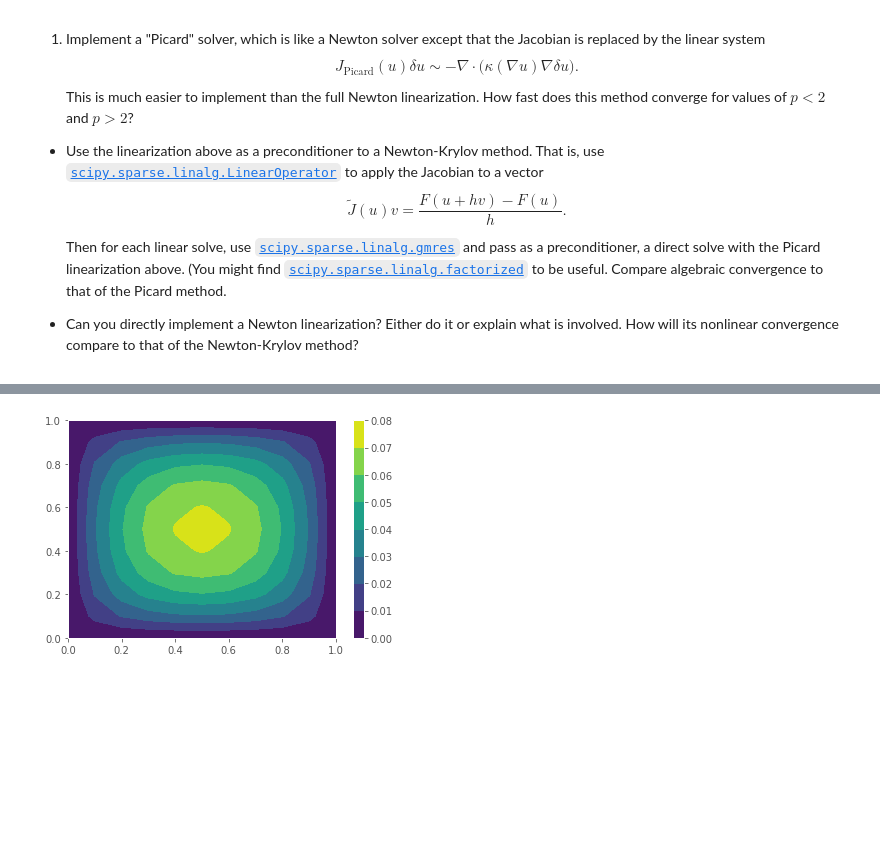
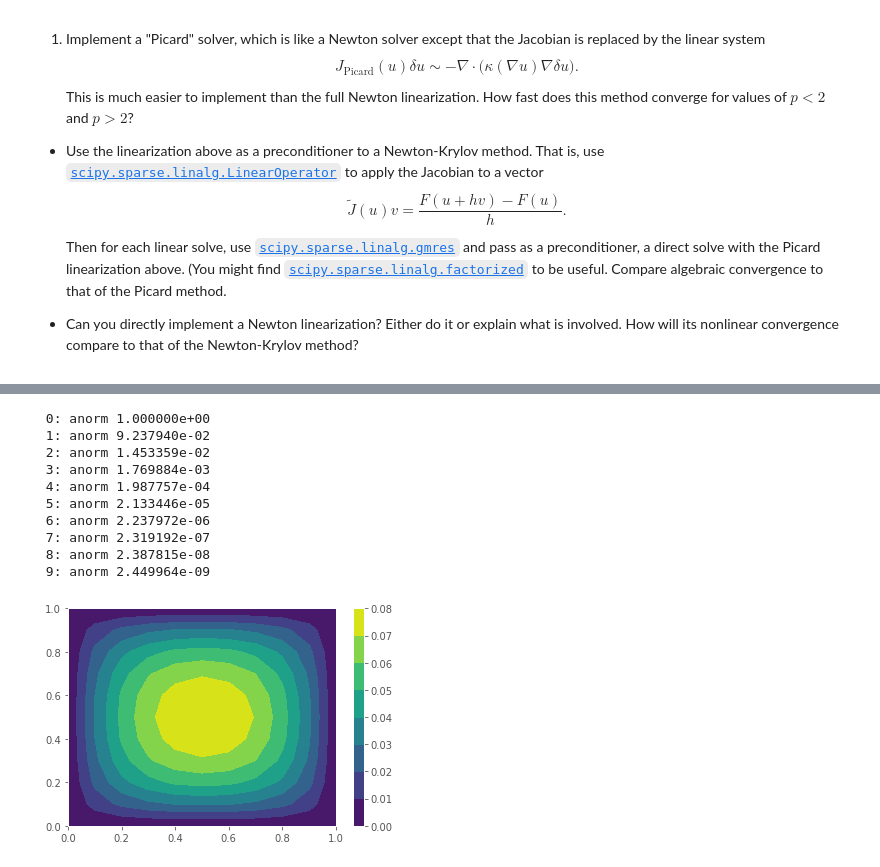
Before and after one commit to LukeMeszar/numpde, a Jupyter notebook: hw3/MeszarHomework3.ipynb, the cells around one changed output, grey strips where cells are left out. Drawn from its saved outputs; the diff is of its cells as text; code cells hidden in the pictures; blank space fills up the shorter version.

```diff
--- a/hw3/MeszarHomework3.ipynb
+++ b/hw3/MeszarHomework3.ipynb
@@ -31,7 +33,7 @@ def hgrid(h):
     y, x = np.meshgrid(c, c)
     return x, y
 
-def nonlinear2d_div(h, x, y, u, forcing, g0, p, epsiloln, dirichlet=((),())):
+def nonlinear2d_div(h, x, y, u, forcing, g0, p, epsilon, dirichlet=((),())):
     m = x.shape[0]
     u0 = g0(x, y).flatten()
     F = -forcing(x, y).flatten()
@@ -52,44 +54,71 @@ def nonlinear2d_div(h, x, y, u, forcing, g0, p, epsiloln, dirichlet=((),())):
     for i in range(m):
         for j in range(m):
             row = idx(i, j)
-            stencili = np.array([idx(*pair) for pair in [(i-1, j), (i, j-1), (i, j), (i, j+1), (i+1, j)]])
+            stencili = np.array([idx(*pair) for pair in [(i-1,j-1),(i-1,j), (i-1,j+1), (i,j-1),
+                                                           (i,j),(i,j+1),(i+1,j-1), (i+1,j), (i+1,j+1)]])
+            large_grad = np.array([[0,-1,0,0,1,0,0,0,0],
+                                  [-1/4,-1/4,0,0,0,0,1/4,1/4,0],
+                                  [0,0,0,0,-1,0,0,1,0],
+                                  [0,-1/4,-1/4,0,0,0,0,1/4,1/4],
+                                  [-1/4,0,1/4,1/4,0,1/4,0,0,0],
+                                  [0,0,0,-1,1,0,0,0,0],
+                                  [0,0,0,-1/4,0,1/4,-1/4,0,1/4],
+                                  [0,0,0,0,-1,1,0,0,0]])/h
             # Stencil to evaluate gradient at four staggered points
-            grad = np.array([[-1, 0, 1, 0, 0],
-                                [0, -1, 1, 0, 0],
-                                [0, 0, -1, 1, 0],
-                                [0, 0, -1, 0, 1]]) / h
-            # Stencil to average at four staggered points
-            avg  = np.array([[1, 0, 1, 0, 0],
-                                [0, 1, 1, 0, 0],
-                                [0, 0, 1, 1, 0],
-                                [0, 0, 1, 0, 1]]) / 2
+            grad = np.array([[0,-1,0,0,1,0,0,0,0],
+                                [0,0,0,-1,1,0,0,0,0],
+                                [0,0,0,0,-1,1,0,0,0],
+                                [0,0,0,0,-1,0,0,1,0]]) / h
+
             # Stencil to compute divergence at cell centers from fluxes at four staggered points
             div = np.array([-1, -1, 1, 1]) / h
             ustencil = u[stencili]
-            ustag = avg @ ustencil
-            kappa = 1 + ustag**2
+            gradx = large_grad[0:4] @ ustencil
+            grady = large_grad[4:] @ ustencil
+            kappa = (1/2*epsilon**2+1/2*(gradx**2+grady**2)**2)**((p-2)/2)
             if mask[row] == 0: # Dirichlet boundary
                 ai.append(row)
                 aj.append(row)
                 av.append(1)
             else:
                 F[row] -= div @ (kappa[:,None] * grad @ ustencil)
-                Jstencil = -div @ (kappa[:,None] * grad
-                    + 2*(ustag*(grad @ ustencil))[:,None] * avg)
+                Jstencil = -div @ (kappa[:,None] * grad) #picard solver
                 smask = mask[stencili]
                 ai += [row]*sum(smask)
                 aj += stencili[smask].tolist()
                 av += Jstencil[smask].tolist()
     J = sp.csr_matrix((av, (ai, aj)), shape=(m*m,m*m))
     return F, J
-
-h = .1
-x, y = hgrid(h)
-u = 0*x
-F, J = nonlinear2d_div(h, x, y, u, lambda x,y: 0*x+1,
-                       lambda x,y: 0*x, dirichlet=((0,-1),(0,-1)))
-deltau = sp.linalg.spsolve(J, -F).reshape(x.shape)
-plt.contourf(x, y, deltau)
-plt.colorbar();
-# %% [output]
-[figure, removed]
+# %%
+def solve_nonlinear(h, g0, p, epsilon, dirichlet, maxit=50, atol=1e-8, verbose=False):
+    x, y = hgrid(h)
+    u = 0*x
+    for i in range(maxit):
+        F, J = nonlinear2d_div(h, x, y, u, lambda x,y: 0*x+1,
+                               g0, p, epsilon, dirichlet=dirichlet)
+        anorm = np.linalg.norm(F, np.inf)
+        if verbose:
+            print('{:2d}: anorm {:8e}'.format(i,anorm))
+        if anorm < atol:
+            break
+        deltau = sp.linalg.spsolve(J, -F)
+        u += deltau.reshape(x.shape)
+    return x, y, u, i
+
+x, y, u, i = solve_nonlinear(.1, lambda x,y: 0*x, p=12,epsilon=1.4,
+                             dirichlet=((0,-1),(0,-1)),
+                             verbose=True, maxit=500)
+plt.contourf(x, y, u)
+plt.colorbar();
+# %% [output]
+ 0: anorm 1.000000e+00
+ 1: anorm 9.237940e-02
+ 2: anorm 1.453359e-02
+ 3: anorm 1.769884e-03
+ 4: anorm 1.987757e-04
+ 5: anorm 2.133446e-05
+ 6: anorm 2.237972e-06
+ 7: anorm 2.319192e-07
+ 8: anorm 2.387815e-08
+ 9: anorm 2.449964e-09
+[figure, added]
```
Also changed, not shown: parts of 10 cells of this notebook.
